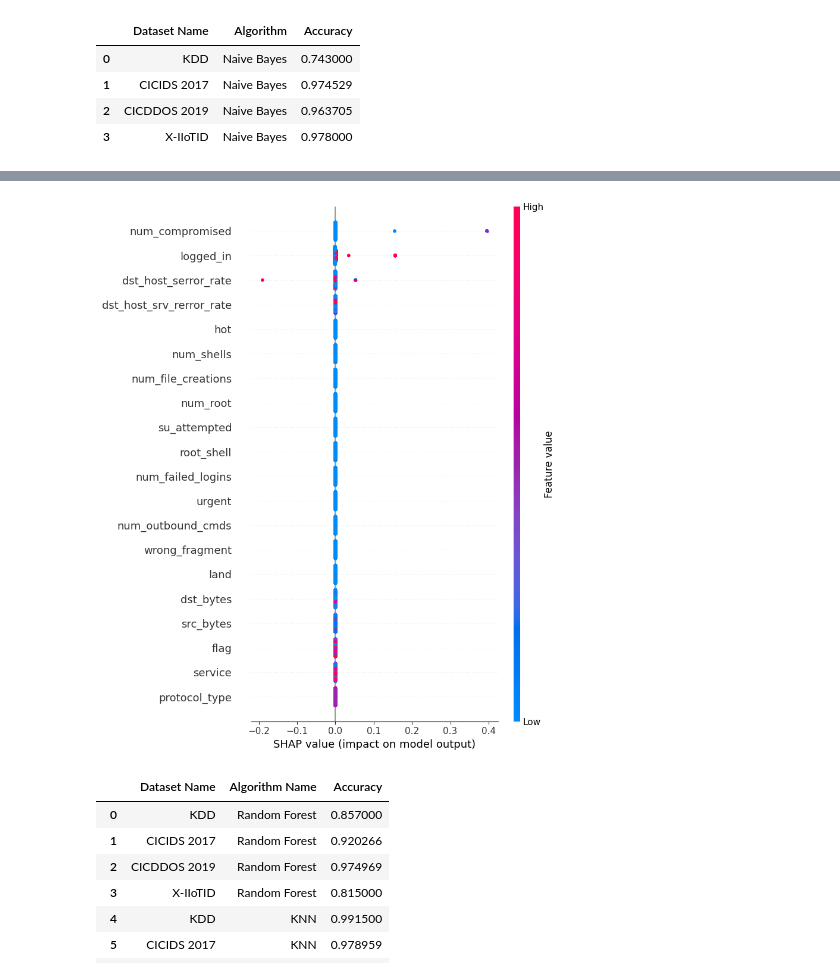
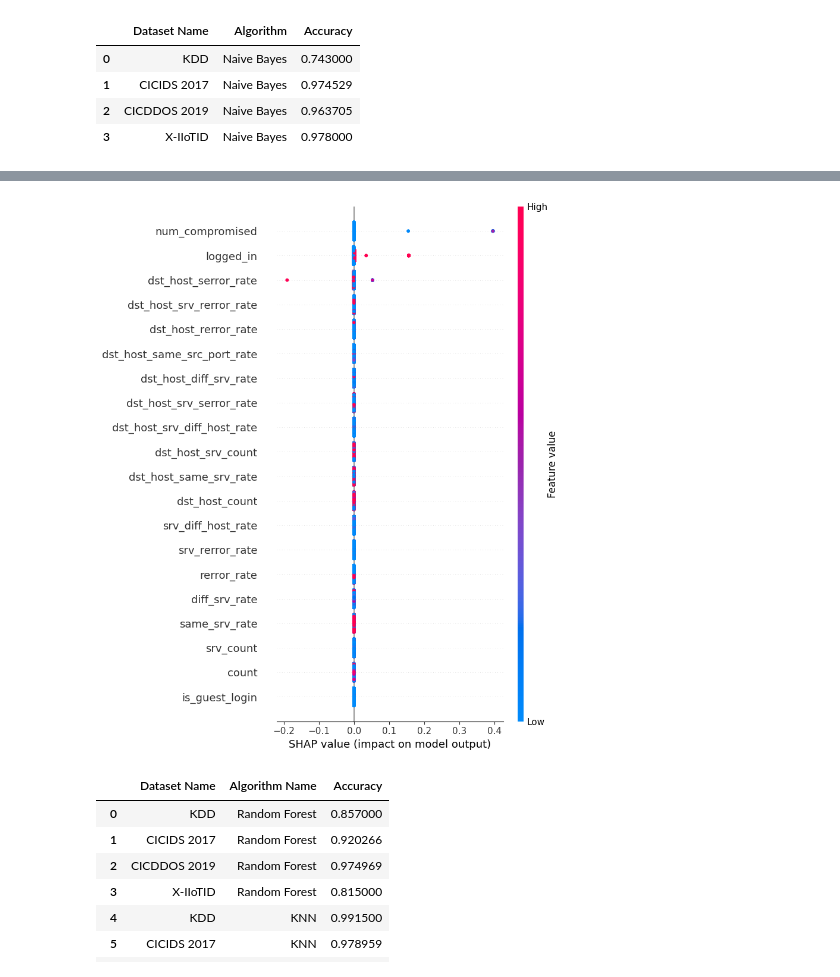
Before and after one commit to Ksreyan0725/CyberAttackPrediction---College_Project, a Jupyter notebook: CyberAttackPrediction/ProposeCyberAttack.ipynb, the cells around one changed output, grey strips where cells are left out. Saved outputs shown, nothing was run; the diff lists cells and outputs as text; code cells hidden in the pictures.

```diff
--- a/CyberAttackPrediction/ProposeCyberAttack.ipynb
+++ b/CyberAttackPrediction/ProposeCyberAttack.ipynb
@@ -100,7 +100,7 @@ NON-TECH: Opening the first book of records that contains old-school cyber attac
 ANALOGY: Like a historian opening a dusty ledger of past security incidents to learn from history.
 """
 #loading and displaying NSL KDD dataset
-kdd_dataset = pd.read_csv("Dataset/kdd_train.csv",nrows=20000)
+kdd_dataset = pd.read_csv("Dataset/kdd_train.csv",nrows=20000, low_memory=True)
 kdd_dataset
 # %% [output]
 |  | duration | protocol_type | service | flag | src_bytes | dst_bytes | land | wrong_fragment | urgent | ... |
@@ -366,10 +366,10 @@ ANALOGY: Like asking 100 people to guess the number of jellybeans in a jar and t
 """
 #train & Test Random Forest algorithm
 output = []
-rf_cls = trainTest("KDD", RandomForestClassifier(n_estimators=1, max_depth=3), "Random Forest", kdd_X_train, kdd_y_train, kdd_X_test, kdd_y_test, output)
-trainTest("CICIDS 2017", RandomForestClassifier(n_estimators=1, min_samples_leaf=230), "Random Forest", ids_X_train, ids_y_train, ids_X_test, ids_y_test, output)
-trainTest("CICDDOS 2019", RandomForestClassifier(n_estimators=1, min_samples_leaf=290), "Random Forest", dos_X_train, dos_y_train, dos_X_test, dos_y_test, output)
-trainTest("X-IIoTID", RandomForestClassifier(n_estimators=1, max_depth=3), "Random Forest", iiot_X_train, iiot_y_train, iiot_X_test, iiot_y_test, output)
+rf_cls = trainTest("KDD", RandomForestClassifier(n_estimators=1, max_depth=3, n_jobs=-1), "Random Forest", kdd_X_train, kdd_y_train, kdd_X_test, kdd_y_test, output)
+trainTest("CICIDS 2017", RandomForestClassifier(n_estimators=1, min_samples_leaf=230, n_jobs=-1), "Random Forest", ids_X_train, ids_y_train, ids_X_test, ids_y_test, output)
+trainTest("CICDDOS 2019", RandomForestClassifier(n_estimators=1, min_samples_leaf=290, n_jobs=-1), "Random Forest", dos_X_train, dos_y_train, dos_X_test, dos_y_test, output)
+trainTest("X-IIoTID", RandomForestClassifier(n_estimators=1, max_depth=3, n_jobs=-1), "Random Forest", iiot_X_train, iiot_y_train, iiot_X_test, iiot_y_test, output)
 output = pd.DataFrame(output, columns=['Dataset Name', 'Algorithm', 'Accuracy'])
 output
 # %% [output]
@@ -537,31 +537,31 @@ output
 # %%
 """
 TECH: Deploying SHapley Additive exPlanations (SHAP) to interpret the model's decision-making process at the granular feature level.
 NON-TECH: Asking the artificial intelligence exactly why it flagged a specific incident as a cyber attack or normal traffic.
 ANALOGY: Like an interrogator making a detective explain exactly which clues led them to identify the culprit.
 """
 #SHAP explanation for dataset with actual feature names
 cols = columns1.tolist() if 'columns1' in globals() else [f'Feature {i}' for i in range(kdd_X_test.shape[1])]
 if len(cols) == kdd_X_test.shape[1] + 1:
     final_cols = cols[:-1]
 elif len(cols) == kdd_X_test.shape[1]:
     final_cols = cols
 else:
     final_cols = [f'Feature {i}' for i in range(kdd_X_test.shape[1])]
 
 X_test_df = pd.DataFrame(kdd_X_test, columns=final_cols)
-explainer = shap.TreeExplainer(rf_cls, X_test_df)
+explainer = shap.TreeExplainer(rf_cls, shap.sample(X_test_df, 100))
 shap_values = explainer.shap_values(X_test_df, check_additivity=False)
 plt.figure(figsize=(12, 8))
 try:
     # For newer SHAP versions returning a 3D array (samples, features, classes)
     shap.summary_plot(shap_values[:, :, 0], X_test_df, max_display=20, show=False)
 except TypeError:
     # For older SHAP versions where shap_values is a list of arrays
     # shap_values[0] is for the first class, shap_values[1] for the second, etc.
     shap.summary_plot(shap_values[0], X_test_df, max_display=20, show=False)
 # %% [output]
-[figure, old version]
+[figure, new version]
 # %%
 """
 TECH: Performing general data processing or transformation to move the pipeline forward.
```
Also changed, not shown: parts of 7 cells of this notebook, 1 other file.
